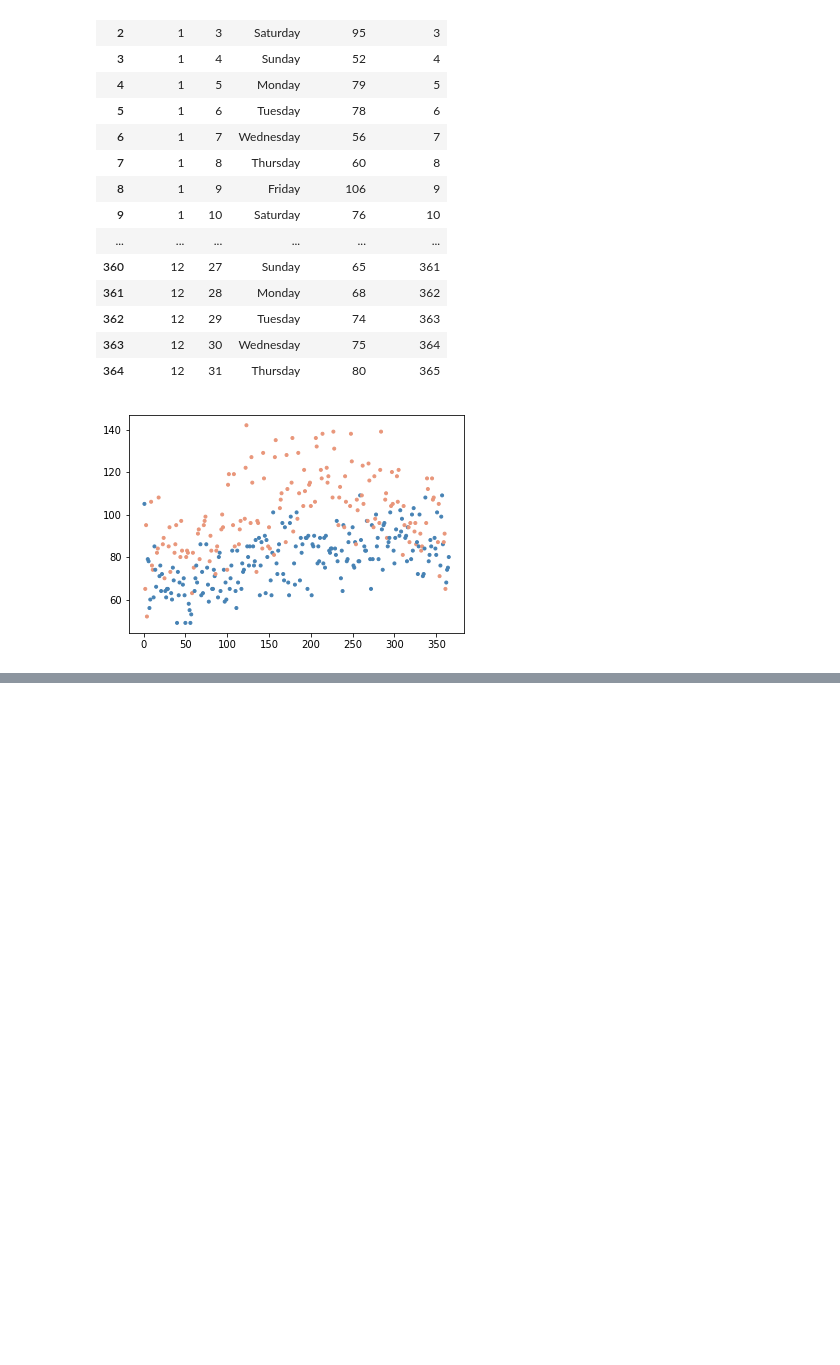
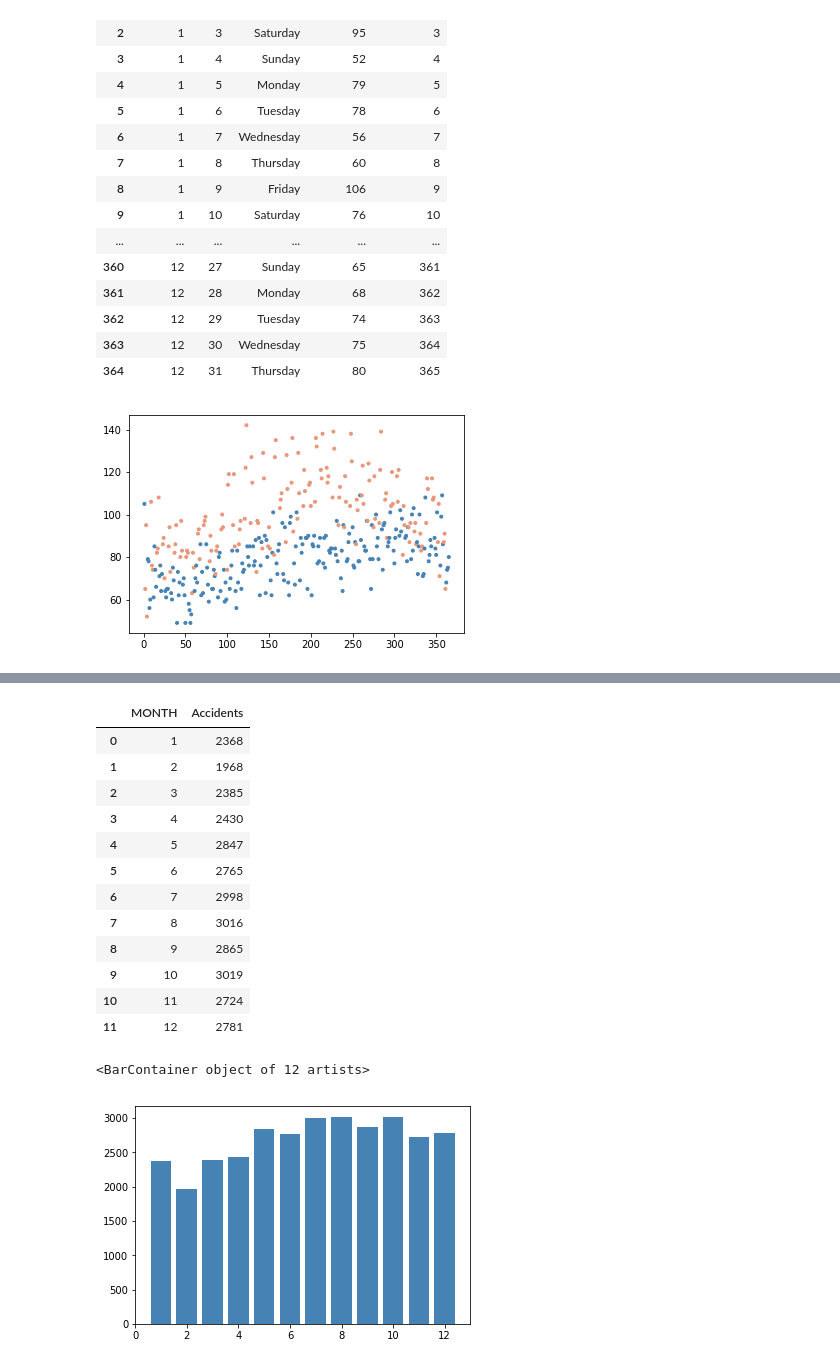
Before and after one commit to ziangzhang10/fatal-traffic-accident-study, a Jupyter notebook: data_readin.ipynb, the cells around one changed output, grey strips where cells are left out. Saved outputs shown, nothing was run; the diff lists cells and outputs as text; code cells hidden in the pictures; blank space fills up the shorter version.

```diff
--- a/data_readin.ipynb
+++ b/data_readin.ipynb
@@ -152,0 +183,33 @@ plt.show()
+# %%
+# Plot specifically # accidents by the month
+accident_gby_month = accident_df[["MONTH", "STATE"]].groupby(["MONTH"])
+
+accident_by_month = pd.DataFrame()
+accident_by_month = accident_gby_month.count()
+accident_by_month = accident_by_month.rename(columns = {"STATE": "Accidents"})
+accident_by_month = accident_by_month.reset_index(drop=False, inplace=False)
+
+# sort by month
+accident_by_month = accident_by_month.sort_values(["MONTH"])
+
+# Pretty-display all rows
+with pd.option_context('display.max_rows', None, 'display.max_columns', None):
+    display(accident_by_month)
+
+plt.bar(x = accident_by_month['MONTH'], height = accident_by_month["Accidents"], color = 'steelblue', alpha = 1)
+# %% [output]
+|  | MONTH | Accidents |
+| 0 | 1 | 2368 |
+| 1 | 2 | 1968 |
+| 2 | 3 | 2385 |
+| 3 | 4 | 2430 |
+| 4 | 5 | 2847 |
+| 5 | 6 | 2765 |
+| 6 | 7 | 2998 |
+| 7 | 8 | 3016 |
+| 8 | 9 | 2865 |
+| 9 | 10 | 3019 |
+| 10 | 11 | 2724 |
+| 11 | 12 | 2781 |
+<BarContainer object of 12 artists>
+[figure, added]
```
Also changed, not shown: parts of 7 cells of this notebook, 2 other files.
